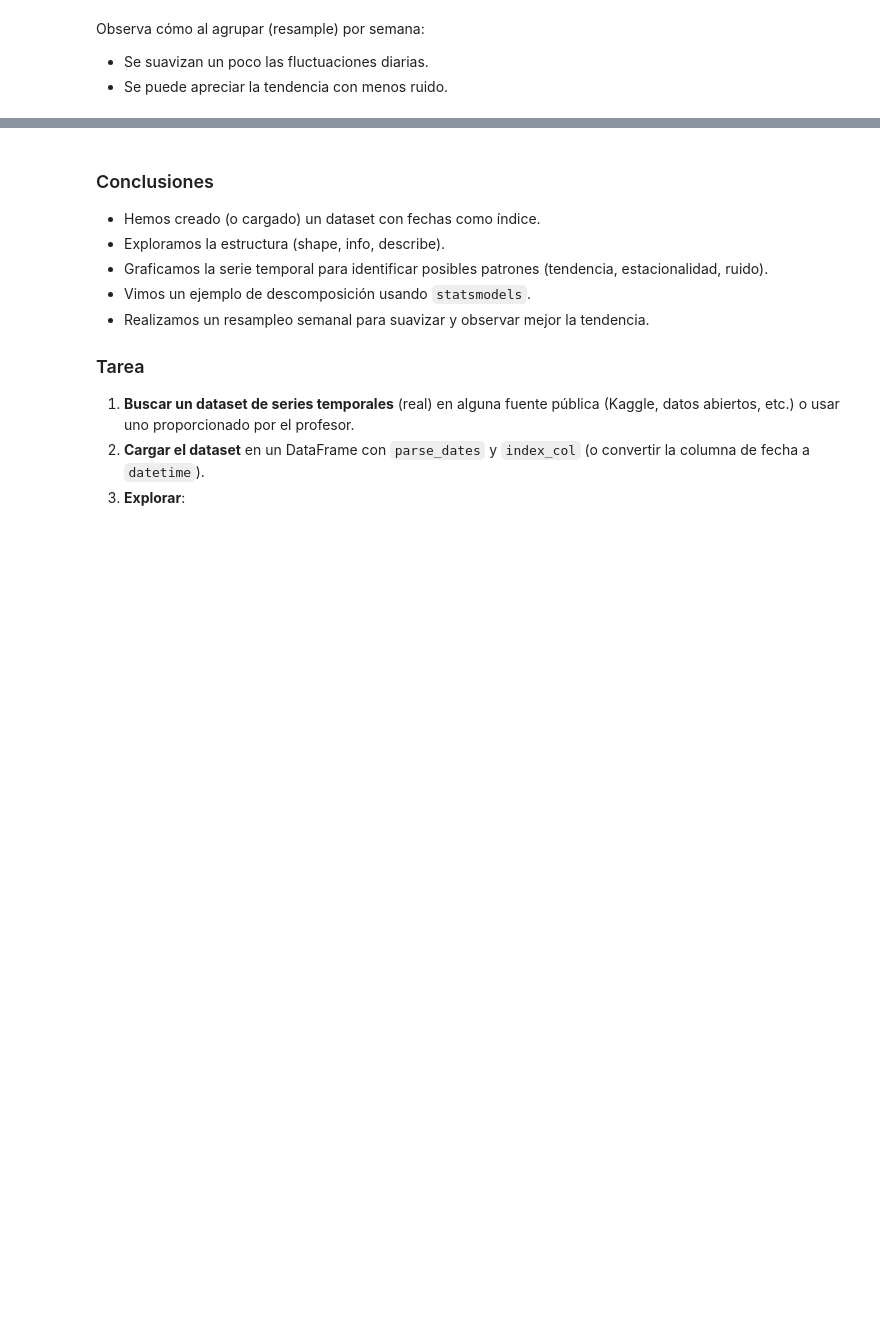
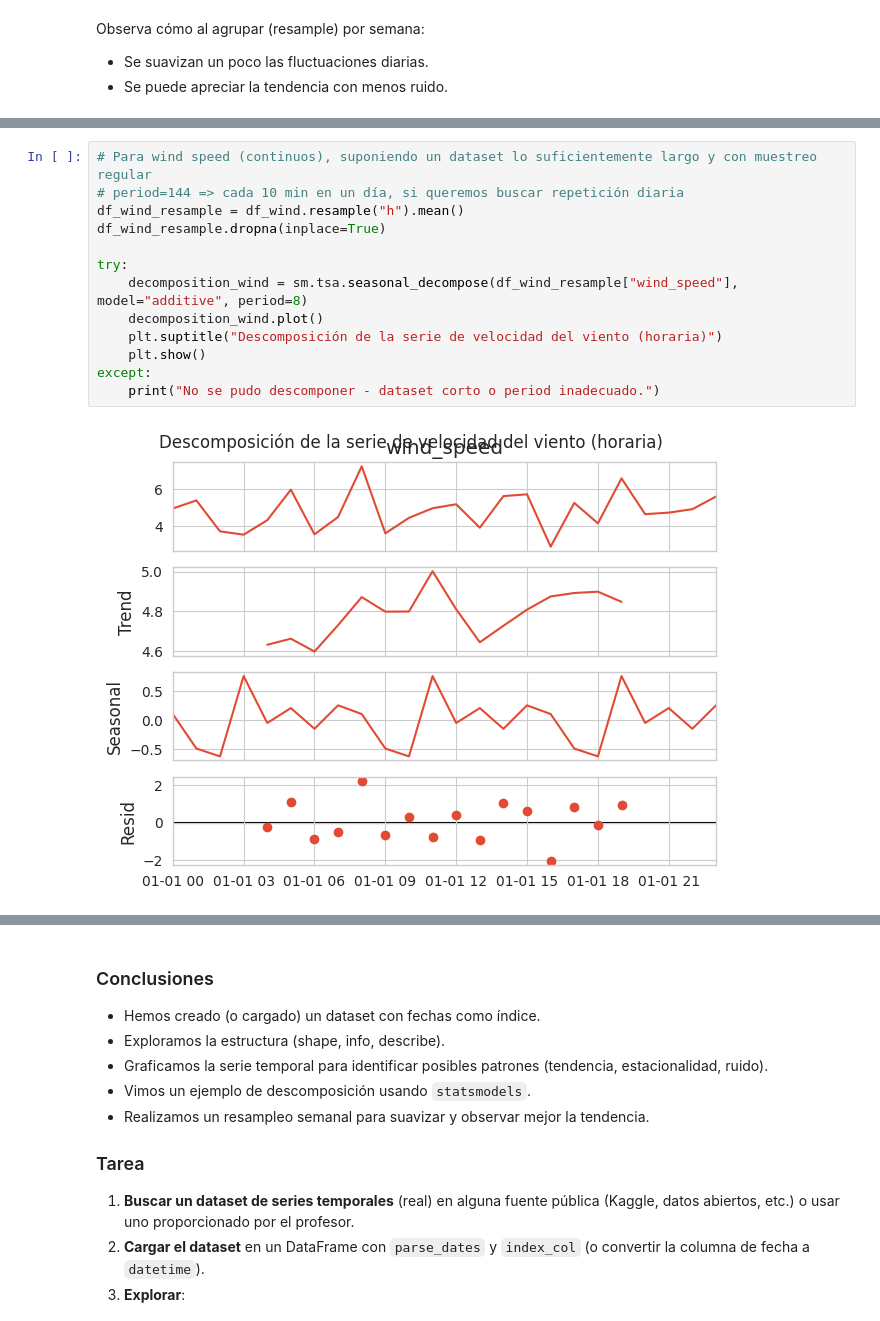
Before and after one commit to Caumel/time_series_course, a Jupyter notebook: Tema_1.ipynb, the cells around one changed output, grey strips where cells are left out. Saved outputs shown, nothing was run; the diff lists cells and outputs as text; blank space fills up the shorter version.

```diff
--- a/Tema_1.ipynb
+++ b/Tema_1.ipynb
@@ -253,0 +342,15 @@ Observa cómo al agrupar (resample) por semana:
+# %%
+# Para wind speed (continuos), suponiendo un dataset lo suficientemente largo y con muestreo regular
+# period=144 => cada 10 min en un día, si queremos buscar repetición diaria
+df_wind_resample = df_wind.resample("h").mean()
+df_wind_resample.dropna(inplace=True)
+
+try:
+    decomposition_wind = sm.tsa.seasonal_decompose(df_wind_resample["wind_speed"], model="additive", period=8)
+    decomposition_wind.plot()
+    plt.suptitle("Descomposición de la serie de velocidad del viento (horaria)")
+    plt.show()
+except:
+    print("No se pudo descomponer - dataset corto o period inadecuado.")
+# %% [output]
+[figure, added]
```
Also changed, not shown: parts of 17 cells of this notebook, 2 other files.
